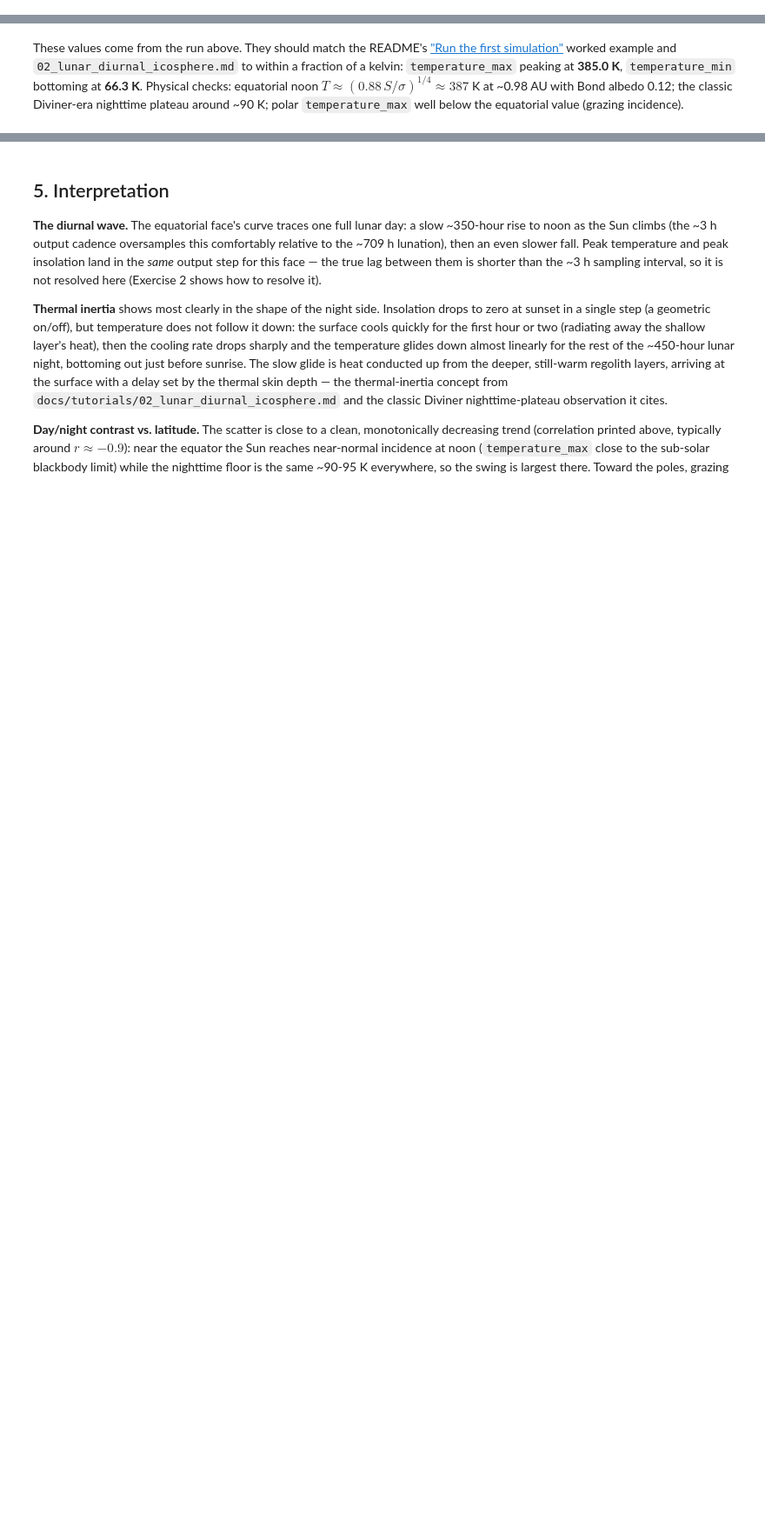
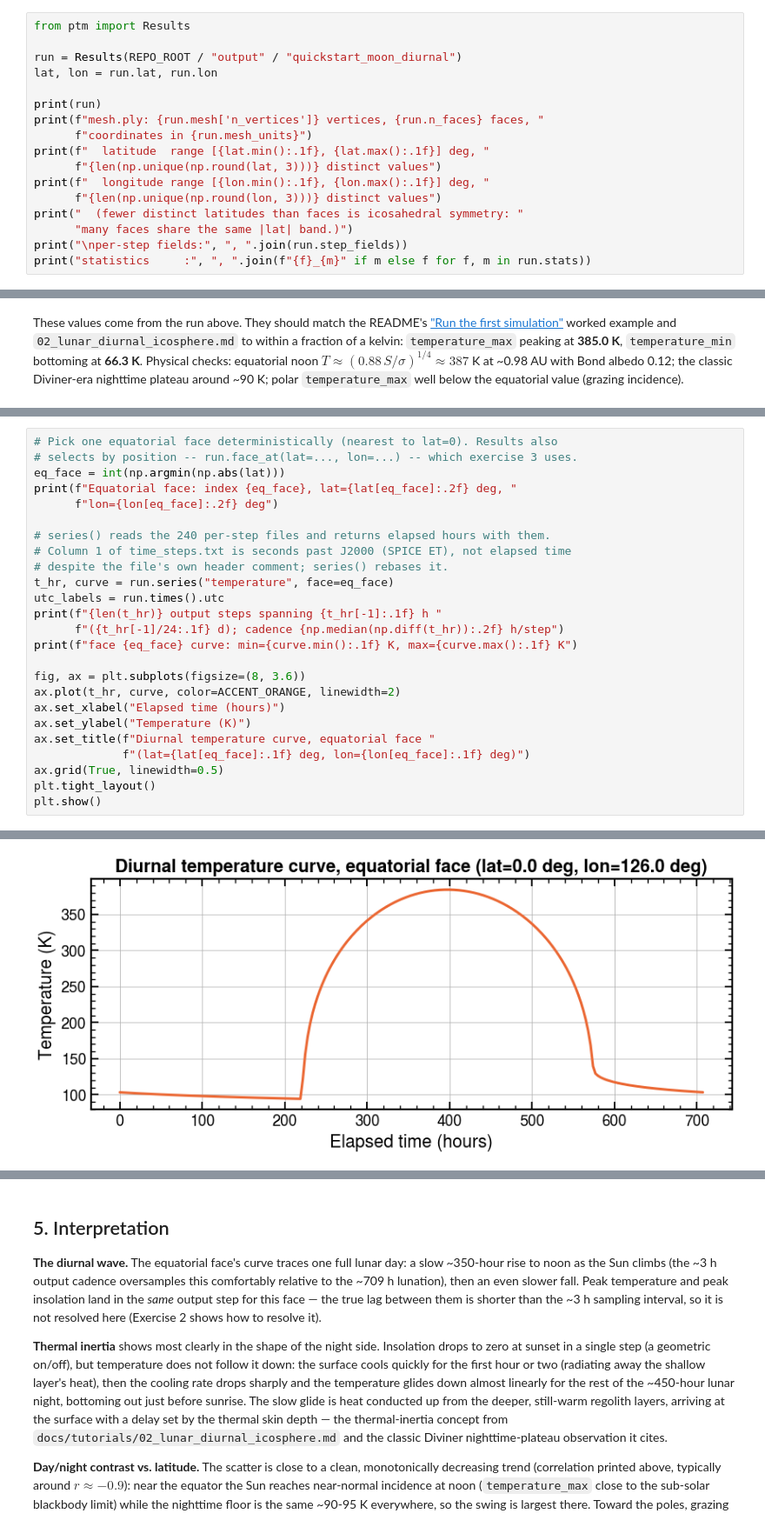
Before and after one commit to phayne/ptm3d-archive, a Jupyter notebook: docs/tutorials/notebooks/01_moon_diurnal.ipynb, the cells around one changed output, grey strips where cells are left out. Shown at 87% size. Drawn from its saved outputs; the diff is of its cells as text; blank space fills up the shorter version.

```diff
--- a/docs/tutorials/notebooks/01_moon_diurnal.ipynb
+++ b/docs/tutorials/notebooks/01_moon_diurnal.ipynb
@@ -470,0 +340,17 @@ temperature_avg   n= 1280  min= 107.2  median= 208.1  mean= 201.2  max= 216.4 K
+# %%
+from ptm import Results
+
+run = Results(REPO_ROOT / "output" / "quickstart_moon_diurnal")
+lat, lon = run.lat, run.lon
+
+print(run)
+print(f"mesh.ply: {run.mesh['n_vertices']} vertices, {run.n_faces} faces, "
+      f"coordinates in {run.mesh_units}")
+print(f"  latitude  range [{lat.min():.1f}, {lat.max():.1f}] deg, "
+      f"{len(np.unique(np.round(lat, 3)))} distinct values")
+print(f"  longitude range [{lon.min():.1f}, {lon.max():.1f}] deg, "
+      f"{len(np.unique(np.round(lon, 3)))} distinct values")
+print("  (fewer distinct latitudes than faces is icosahedral symmetry: "
+      "many faces share the same |lat| band.)")
+print("\nper-step fields:", ", ".join(run.step_fields))
+print("statistics     :", ", ".join(f"{f}_{m}" if m else f for f, m in run.stats))
@@ -685,0 +480,26 @@ correlation with |latitude|: r = -0.92
+# %%
+# Pick one equatorial face deterministically (nearest to lat=0). Results also
+# selects by position -- run.face_at(lat=..., lon=...) -- which exercise 3 uses.
+eq_face = int(np.argmin(np.abs(lat)))
+print(f"Equatorial face: index {eq_face}, lat={lat[eq_face]:.2f} deg, "
+      f"lon={lon[eq_face]:.2f} deg")
+
+# series() reads the 240 per-step files and returns elapsed hours with them.
+# Column 1 of time_steps.txt is seconds past J2000 (SPICE ET), not elapsed time
+# despite the file's own header comment; series() rebases it.
+t_hr, curve = run.series("temperature", face=eq_face)
+utc_labels = run.times().utc
+print(f"{len(t_hr)} output steps spanning {t_hr[-1]:.1f} h "
+      f"({t_hr[-1]/24:.1f} d); cadence {np.median(np.diff(t_hr)):.2f} h/step")
+print(f"face {eq_face} curve: min={curve.min():.1f} K, max={curve.max():.1f} K")
+
+fig, ax = plt.subplots(figsize=(8, 3.6))
+ax.plot(t_hr, curve, color=ACCENT_ORANGE, linewidth=2)
+ax.set_xlabel("Elapsed time (hours)")
+ax.set_ylabel("Temperature (K)")
+ax.set_title(f"Diurnal temperature curve, equatorial face "
+             f"(lat={lat[eq_face]:.1f} deg, lon={lon[eq_face]:.1f} deg)")
+ax.grid(True, linewidth=0.5)
+plt.tight_layout()
+plt.show()
+# %% [output]
@@ -685,0 +509 @@ correlation with |latitude|: r = -0.92
+[figure, added]
```
Also changed, not shown: parts of 43 cells of this notebook.
